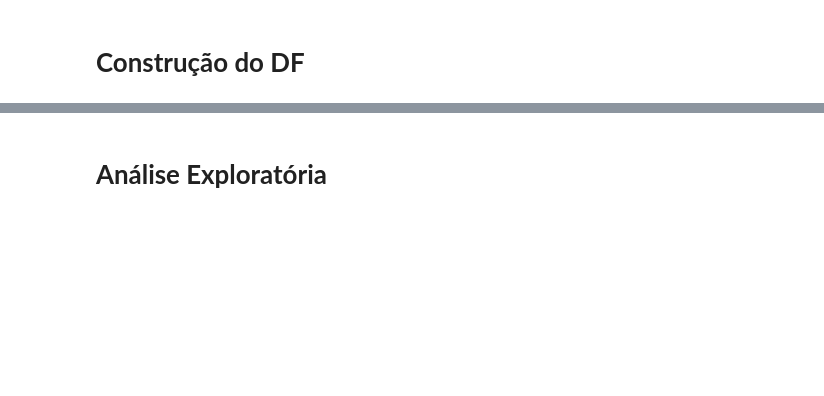
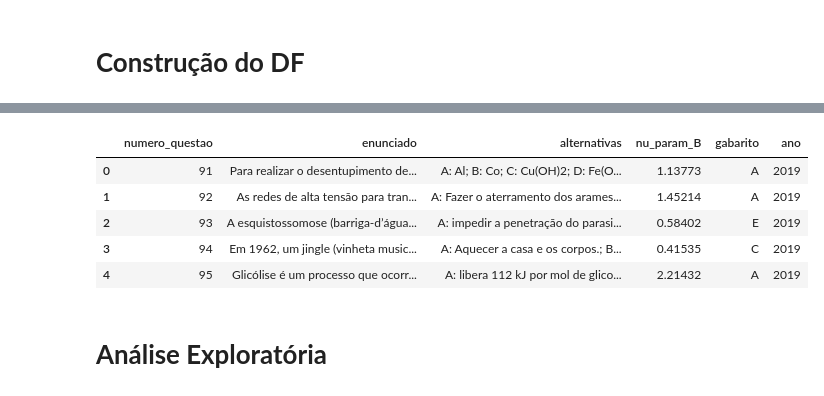
Before and after one commit to ciziks/enem-word-embeddings, a Jupyter notebook: notebooks/Data_Analysis.ipynb, the cells around one changed output, grey strips where cells are left out. Cells and saved outputs as stored; diff of their text form; code cells hidden in the pictures; blank space fills up the shorter version.

```diff
--- a/notebooks/Data_Analysis.ipynb
+++ b/notebooks/Data_Analysis.ipynb
@@ -24,3 +3,19 @@ df_enem.head()
+# %%
+import glob
+import pandas as pd
+
+data_folder = "../data/full_enem_data.csv"
+
+# Load merged data
+df_enem = pd.read_csv(data_folder)
+df_enem.head()
+# %% [output]
+|  | numero_questao | enunciado | alternativas | nu_param_B | gabarito | ano |
+| 0 | 91 | Para realizar o desentupimento de... | A: Al; B: Co; C: Cu(OH)2; D: Fe(O... | 1.13773 | A | 2019 |
+| 1 | 92 | As redes de alta tensão para tran... | A: Fazer o aterramento dos arames... | 1.45214 | A | 2019 |
+| 2 | 93 | A esquistossomose (barriga-dʼágua... | A: impedir a penetração do parasi... | 0.58402 | E | 2019 |
+| 3 | 94 | Em 1962, um jingle (vinheta music... | A: Aquecer a casa e os corpos.; B... | 0.41535 | C | 2019 |
+| 4 | 95 | Glicólise é um processo que ocorr... | A: libera 112 kJ por mol de glico... | 2.21432 | A | 2019 |
 # %% [markdown]
 # **Análise Exploratória**
 # %%
```
Also changed, not shown: parts of 3 cells of this notebook, 1 other file.
